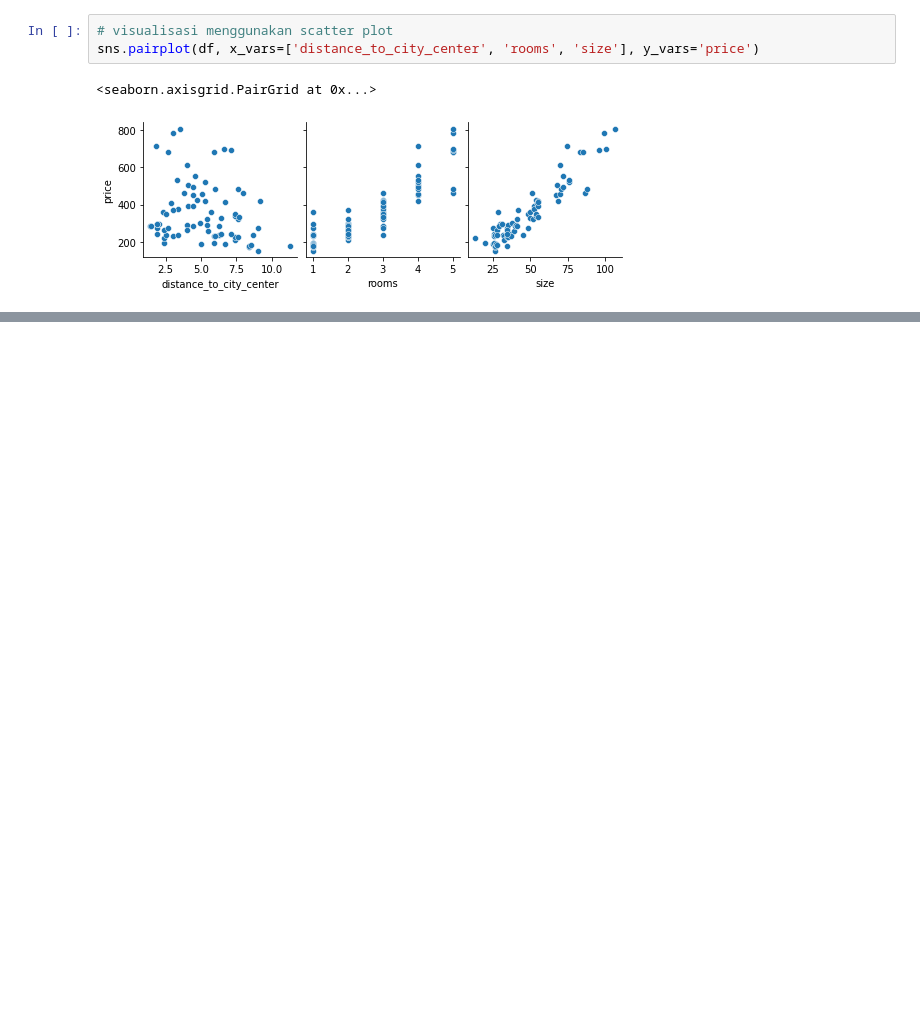
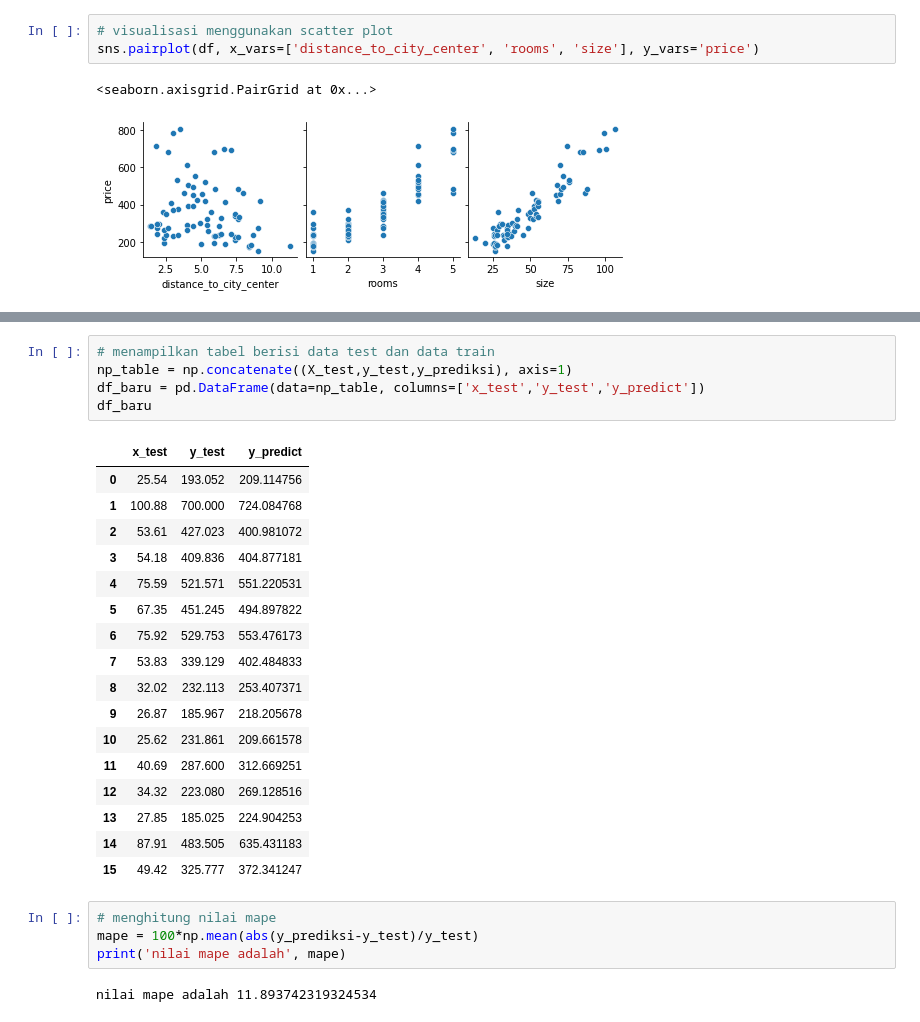
Before and after one commit to mirdhasuciananda/Regresi-Linier, a Jupyter notebook: Python-Regresi-Linier/Regresi-Linier-python.ipynb, the cells around one changed output, grey strips where cells are left out. Saved outputs shown, nothing was run; the diff lists cells and outputs as text; blank space fills up the shorter version.

```diff
--- a/Python-Regresi-Linier/Regresi-Linier-python.ipynb
+++ b/Python-Regresi-Linier/Regresi-Linier-python.ipynb
@@ -95,0 +121,29 @@ y = df['price']
+# %%
+# menampilkan tabel berisi data test dan data train
+np_table = np.concatenate((X_test,y_test,y_prediksi), axis=1)
+df_baru = pd.DataFrame(data=np_table, columns=['x_test','y_test','y_predict'])
+df_baru
+# %% [output]
+|  | x_test | y_test | y_predict |
+| 0 | 25.54 | 193.052 | 209.114756 |
+| 1 | 100.88 | 700.000 | 724.084768 |
+| 2 | 53.61 | 427.023 | 400.981072 |
+| 3 | 54.18 | 409.836 | 404.877181 |
+| 4 | 75.59 | 521.571 | 551.220531 |
+| 5 | 67.35 | 451.245 | 494.897822 |
+| 6 | 75.92 | 529.753 | 553.476173 |
+| 7 | 53.83 | 339.129 | 402.484833 |
+| 8 | 32.02 | 232.113 | 253.407371 |
+| 9 | 26.87 | 185.967 | 218.205678 |
+| 10 | 25.62 | 231.861 | 209.661578 |
+| 11 | 40.69 | 287.600 | 312.669251 |
+| 12 | 34.32 | 223.080 | 269.128516 |
+| 13 | 27.85 | 185.025 | 224.904253 |
+| 14 | 87.91 | 483.505 | 635.431183 |
+| 15 | 49.42 | 325.777 | 372.341247 |
+# %%
+# menghitung nilai mape
+mape = 100*np.mean(abs(y_prediksi-y_test)/y_test)
+print('nilai mape adalah', mape)
+# %% [output]
+nilai mape adalah 11.893742319324534
```
Also changed, not shown: parts of 17 cells of this notebook.
